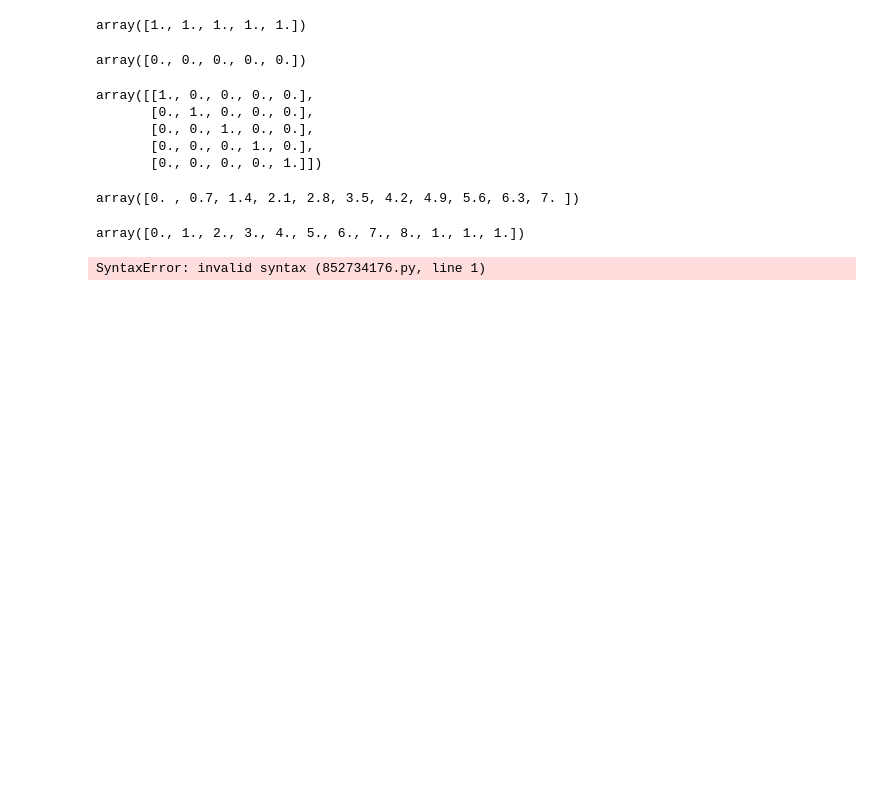
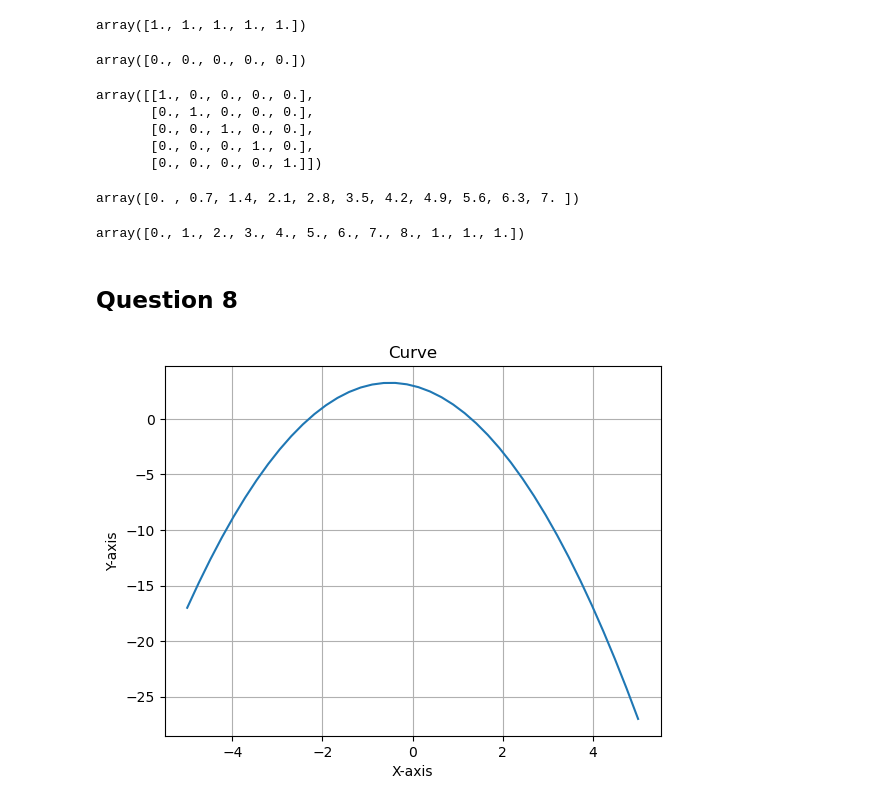
Before and after one commit to HuaweiH/test, a Jupyter notebook: Han_Huawei_HW0.ipynb, the cells around one changed output. Drawn from its saved outputs; the diff is of its cells as text; code cells hidden in the pictures; blank space fills up the shorter version.

```diff
--- a/Han_Huawei_HW0.ipynb
+++ b/Han_Huawei_HW0.ipynb
@@ -125,7 +127,17 @@ array([0. , 0.7, 1.4, 2.1, 2.8, 3.5, 4.2, 4.9, 5.6, 6.3, 7. ])
 np.concatenate((np.arange(9),np.ones(3)), axis=None)
 # %% [output]
 array([0., 1., 2., 3., 4., 5., 6., 7., 8., 1., 1., 1.])
-# %%
-$ git init
-# %% [output]
-SyntaxError: invalid syntax (852734176.py, line 1)
+# %% [markdown]
+## Question 8
+# %%
+x = np.linspace(-5, 5, num=40)
+y = np.array([- j ** 2 - j + 3 for j in x])
+
+plt.plot(x,y)
+plt.title("Curve")
+plt.xlabel("X-axis")
+plt.ylabel("Y-axis")
+plt.grid()
+plt.show()
+# %% [output]
+[figure, added]
```
Also changed, not shown: parts of 14 cells of this notebook.
